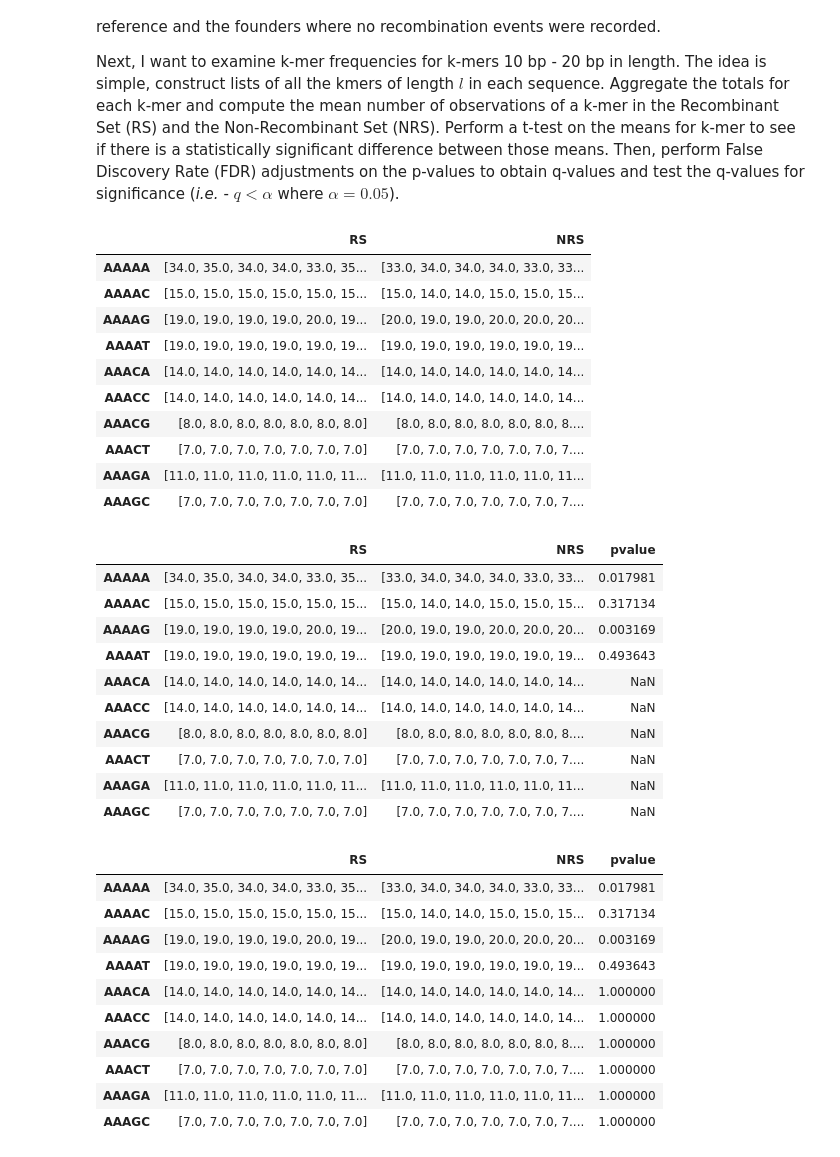
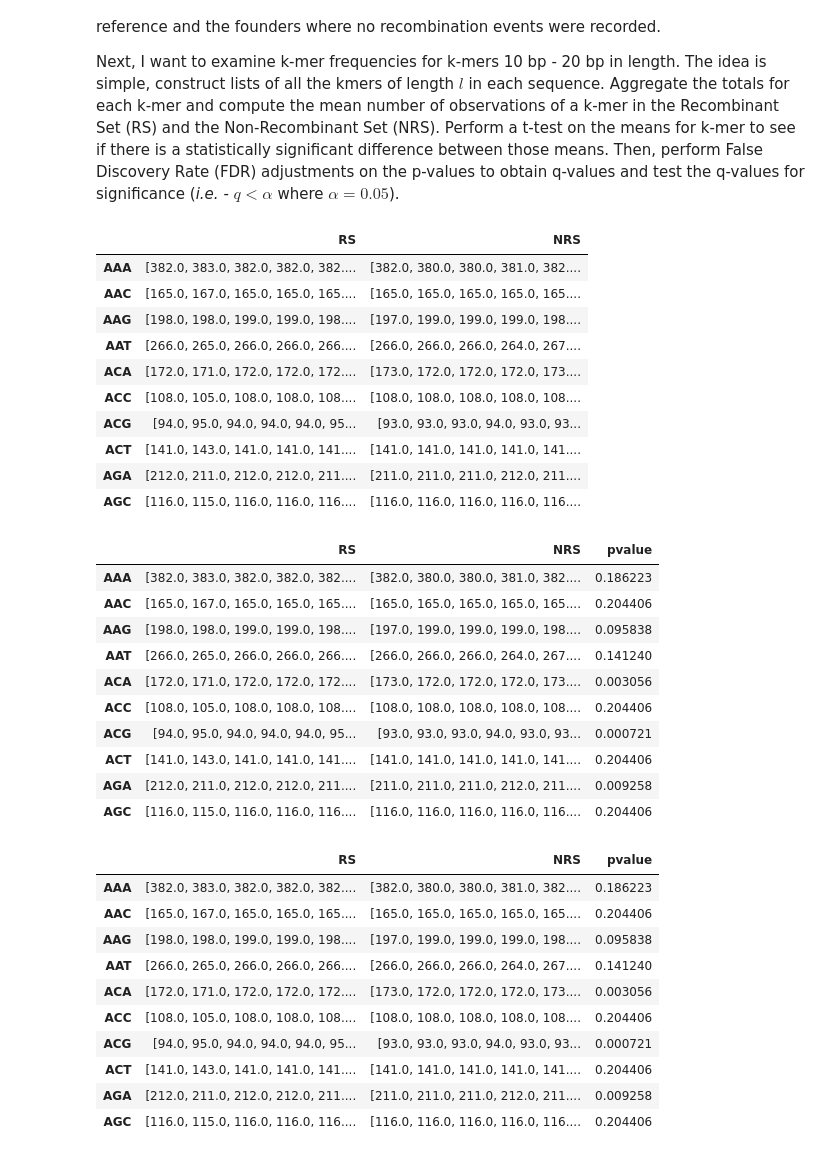
Before and after one commit to danshea/IwateBiotechnologyResearchCenter, a Jupyter notebook: kmer_frequency_analysis.ipynb, the cells around one changed output. Cells and saved outputs as stored; diff of their text form; code cells hidden in the pictures.

Commit message:
20190829: updated kmer frequency analysis to examine 3-mers in the hotspot

```diff
--- a/kmer_frequency_analysis.ipynb
+++ b/kmer_frequency_analysis.ipynb
@@ -47,7 +47,7 @@ def get_kmers(d, l=10):
             stop += l
     return results
 # %%
-mink, maxk = (5, 31)
+mink, maxk = (2, 5)
 RS_kmers = OrderedDict()
 NRS_kmers = OrderedDict()
 for m in range(mink, maxk):
@@ -80,37 +80,37 @@ kmer_dfs = OrderedDict()
 for m in kmer_obs:
     kmer_dfs[m] = pd.DataFrame(kmer_obs[m])
 # %%
-kmer_dfs[5][0:10]
+kmer_dfs[3][0:10]
 # %% [output]
 |  | RS | NRS |
-| AAAAA | [34.0, 35.0, 34.0, 34.0, 33.0, 35... | [33.0, 34.0, 34.0, 34.0, 33.0, 33... |
-| AAAAC | [15.0, 15.0, 15.0, 15.0, 15.0, 15... | [15.0, 14.0, 14.0, 15.0, 15.0, 15... |
-| AAAAG | [19.0, 19.0, 19.0, 19.0, 20.0, 19... | [20.0, 19.0, 19.0, 20.0, 20.0, 20... |
-| AAAAT | [19.0, 19.0, 19.0, 19.0, 19.0, 19... | [19.0, 19.0, 19.0, 19.0, 19.0, 19... |
-| AAACA | [14.0, 14.0, 14.0, 14.0, 14.0, 14... | [14.0, 14.0, 14.0, 14.0, 14.0, 14... |
-| AAACC | [14.0, 14.0, 14.0, 14.0, 14.0, 14... | [14.0, 14.0, 14.0, 14.0, 14.0, 14... |
-| AAACG | [8.0, 8.0, 8.0, 8.0, 8.0, 8.0, 8.0] | [8.0, 8.0, 8.0, 8.0, 8.0, 8.0, 8.... |
-| AAACT | [7.0, 7.0, 7.0, 7.0, 7.0, 7.0, 7.0] | [7.0, 7.0, 7.0, 7.0, 7.0, 7.0, 7.... |
-| AAAGA | [11.0, 11.0, 11.0, 11.0, 11.0, 11... | [11.0, 11.0, 11.0, 11.0, 11.0, 11... |
-| AAAGC | [7.0, 7.0, 7.0, 7.0, 7.0, 7.0, 7.0] | [7.0, 7.0, 7.0, 7.0, 7.0, 7.0, 7.... |
+| AAA | [382.0, 383.0, 382.0, 382.0, 382.... | [382.0, 380.0, 380.0, 381.0, 382.... |
+| AAC | [165.0, 167.0, 165.0, 165.0, 165.... | [165.0, 165.0, 165.0, 165.0, 165.... |
+| AAG | [198.0, 198.0, 199.0, 199.0, 198.... | [197.0, 199.0, 199.0, 199.0, 198.... |
+| AAT | [266.0, 265.0, 266.0, 266.0, 266.... | [266.0, 266.0, 266.0, 264.0, 267.... |
+| ACA | [172.0, 171.0, 172.0, 172.0, 172.... | [173.0, 172.0, 172.0, 172.0, 173.... |
+| ACC | [108.0, 105.0, 108.0, 108.0, 108.... | [108.0, 108.0, 108.0, 108.0, 108.... |
+| ACG | [94.0, 95.0, 94.0, 94.0, 94.0, 95... | [93.0, 93.0, 93.0, 94.0, 93.0, 93... |
+| ACT | [141.0, 143.0, 141.0, 141.0, 141.... | [141.0, 141.0, 141.0, 141.0, 141.... |
+| AGA | [212.0, 211.0, 212.0, 212.0, 211.... | [211.0, 211.0, 211.0, 212.0, 211.... |
+| AGC | [116.0, 115.0, 116.0, 116.0, 116.... | [116.0, 116.0, 116.0, 116.0, 116.... |
 # %%
 for i in kmer_dfs:
     kmer_dfs[i]['pvalue'] = kmer_dfs[i].apply(lambda x: stats.ttest_ind(x['RS'], x['NRS']).pvalue, axis=1)
 # %%
 # Note: we have NaNs because the variance is 0 in these comparisons and dividing by 0 yields NaN
-kmer_dfs[5][0:10]
+kmer_dfs[3][0:10]
 # %% [output]
 |  | RS | NRS | pvalue |
-| AAAAA | [34.0, 35.0, 34.0, 34.0, 33.0, 35... | [33.0, 34.0, 34.0, 34.0, 33.0, 33... | 0.017981 |
-| AAAAC | [15.0, 15.0, 15.0, 15.0, 15.0, 15... | [15.0, 14.0, 14.0, 15.0, 15.0, 15... | 0.317134 |
-| AAAAG | [19.0, 19.0, 19.0, 19.0, 20.0, 19... | [20.0, 19.0, 19.0, 20.0, 20.0, 20... | 0.003169 |
-| AAAAT | [19.0, 19.0, 19.0, 19.0, 19.0, 19... | [19.0, 19.0, 19.0, 19.0, 19.0, 19... | 0.493643 |
-| AAACA | [14.0, 14.0, 14.0, 14.0, 14.0, 14... | [14.0, 14.0, 14.0, 14.0, 14.0, 14... | NaN |
-| AAACC | [14.0, 14.0, 14.0, 14.0, 14.0, 14... | [14.0, 14.0, 14.0, 14.0, 14.0, 14... | NaN |
-| AAACG | [8.0, 8.0, 8.0, 8.0, 8.0, 8.0, 8.0] | [8.0, 8.0, 8.0, 8.0, 8.0, 8.0, 8.... | NaN |
-| AAACT | [7.0, 7.0, 7.0, 7.0, 7.0, 7.0, 7.0] | [7.0, 7.0, 7.0, 7.0, 7.0, 7.0, 7.... | NaN |
-| AAAGA | [11.0, 11.0, 11.0, 11.0, 11.0, 11... | [11.0, 11.0, 11.0, 11.0, 11.0, 11... | NaN |
-| AAAGC | [7.0, 7.0, 7.0, 7.0, 7.0, 7.0, 7.0] | [7.0, 7.0, 7.0, 7.0, 7.0, 7.0, 7.... | NaN |
+| AAA | [382.0, 383.0, 382.0, 382.0, 382.... | [382.0, 380.0, 380.0, 381.0, 382.... | 0.186223 |
+| AAC | [165.0, 167.0, 165.0, 165.0, 165.... | [165.0, 165.0, 165.0, 165.0, 165.... | 0.204406 |
+| AAG | [198.0, 198.0, 199.0, 199.0, 198.... | [197.0, 199.0, 199.0, 199.0, 198.... | 0.095838 |
+| AAT | [266.0, 265.0, 266.0, 266.0, 266.... | [266.0, 266.0, 266.0, 264.0, 267.... | 0.141240 |
+| ACA | [172.0, 171.0, 172.0, 172.0, 172.... | [173.0, 172.0, 172.0, 172.0, 173.... | 0.003056 |
+| ACC | [108.0, 105.0, 108.0, 108.0, 108.... | [108.0, 108.0, 108.0, 108.0, 108.... | 0.204406 |
+| ACG | [94.0, 95.0, 94.0, 94.0, 94.0, 95... | [93.0, 93.0, 93.0, 94.0, 93.0, 93... | 0.000721 |
+| ACT | [141.0, 143.0, 141.0, 141.0, 141.... | [141.0, 141.0, 141.0, 141.0, 141.... | 0.204406 |
+| AGA | [212.0, 211.0, 212.0, 212.0, 211.... | [211.0, 211.0, 211.0, 212.0, 211.... | 0.009258 |
+| AGC | [116.0, 115.0, 116.0, 116.0, 116.... | [116.0, 116.0, 116.0, 116.0, 116.... | 0.204406 |
 # %%
 # Replace instances of NaN with 1.0 since this means no difference in the means
 # i.e. - fail to reject H0
@@ -118,19 +118,19 @@ for i in kmer_dfs:
     kmer_dfs[i]['pvalue'].fillna(1.0, inplace=True)
 # %%
 # Looks much better!
-kmer_dfs[5][0:10]
+kmer_dfs[3][0:10]
 # %% [output]
 |  | RS | NRS | pvalue |
-| AAAAA | [34.0, 35.0, 34.0, 34.0, 33.0, 35... | [33.0, 34.0, 34.0, 34.0, 33.0, 33... | 0.017981 |
-| AAAAC | [15.0, 15.0, 15.0, 15.0, 15.0, 15... | [15.0, 14.0, 14.0, 15.0, 15.0, 15... | 0.317134 |
-| AAAAG | [19.0, 19.0, 19.0, 19.0, 20.0, 19... | [20.0, 19.0, 19.0, 20.0, 20.0, 20... | 0.003169 |
-| AAAAT | [19.0, 19.0, 19.0, 19.0, 19.0, 19... | [19.0, 19.0, 19.0, 19.0, 19.0, 19... | 0.493643 |
-| AAACA | [14.0, 14.0, 14.0, 14.0, 14.0, 14... | [14.0, 14.0, 14.0, 14.0, 14.0, 14... | 1.000000 |
-| AAACC | [14.0, 14.0, 14.0, 14.0, 14.0, 14... | [14.0, 14.0, 14.0, 14.0, 14.0, 14... | 1.000000 |
-| AAACG | [8.0, 8.0, 8.0, 8.0, 8.0, 8.0, 8.0] | [8.0, 8.0, 8.0, 8.0, 8.0, 8.0, 8.... | 1.000000 |
-| AAACT | [7.0, 7.0, 7.0, 7.0, 7.0, 7.0, 7.0] | [7.0, 7.0, 7.0, 7.0, 7.0, 7.0, 7.... | 1.000000 |
-| AAAGA | [11.0, 11.0, 11.0, 11.0, 11.0, 11... | [11.0, 11.0, 11.0, 11.0, 11.0, 11... | 1.000000 |
-| AAAGC | [7.0, 7.0, 7.0, 7.0, 7.0, 7.0, 7.0] | [7.0, 7.0, 7.0, 7.0, 7.0, 7.0, 7.... | 1.000000 |
+| AAA | [382.0, 383.0, 382.0, 382.0, 382.... | [382.0, 380.0, 380.0, 381.0, 382.... | 0.186223 |
+| AAC | [165.0, 167.0, 165.0, 165.0, 165.... | [165.0, 165.0, 165.0, 165.0, 165.... | 0.204406 |
+| AAG | [198.0, 198.0, 199.0, 199.0, 198.... | [197.0, 199.0, 199.0, 199.0, 198.... | 0.095838 |
+| AAT | [266.0, 265.0, 266.0, 266.0, 266.... | [266.0, 266.0, 266.0, 264.0, 267.... | 0.141240 |
+| ACA | [172.0, 171.0, 172.0, 172.0, 172.... | [173.0, 172.0, 172.0, 172.0, 173.... | 0.003056 |
+| ACC | [108.0, 105.0, 108.0, 108.0, 108.... | [108.0, 108.0, 108.0, 108.0, 108.... | 0.204406 |
+| ACG | [94.0, 95.0, 94.0, 94.0, 94.0, 95... | [93.0, 93.0, 93.0, 94.0, 93.0, 93... | 0.000721 |
+| ACT | [141.0, 143.0, 141.0, 141.0, 141.... | [141.0, 141.0, 141.0, 141.0, 141.... | 0.204406 |
+| AGA | [212.0, 211.0, 212.0, 212.0, 211.... | [211.0, 211.0, 211.0, 212.0, 211.... | 0.009258 |
+| AGC | [116.0, 115.0, 116.0, 116.0, 116.... | [116.0, 116.0, 116.0, 116.0, 116.... | 0.204406 |
 # %%
 # Needed to pretty print the Pandas DataFrames
 from IPython.display import display
```
Also changed, not shown: parts of 11 cells of this notebook.
